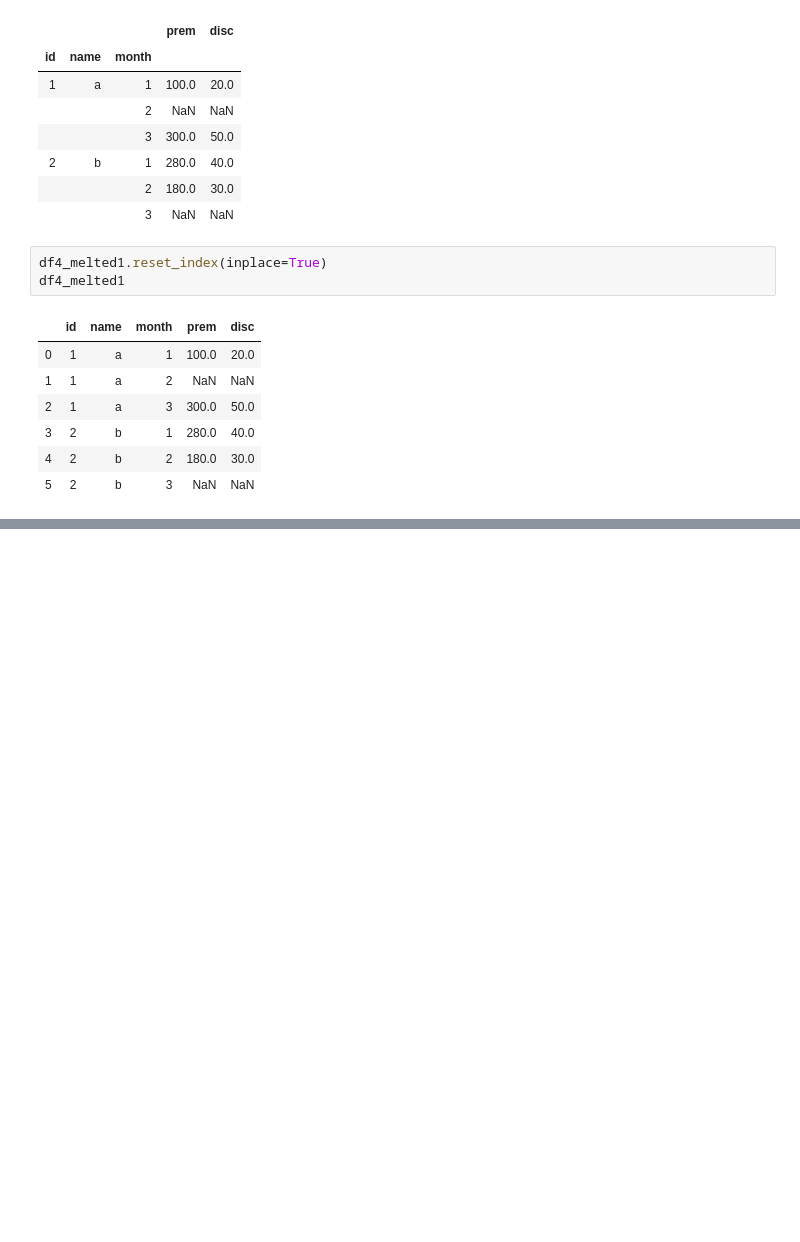
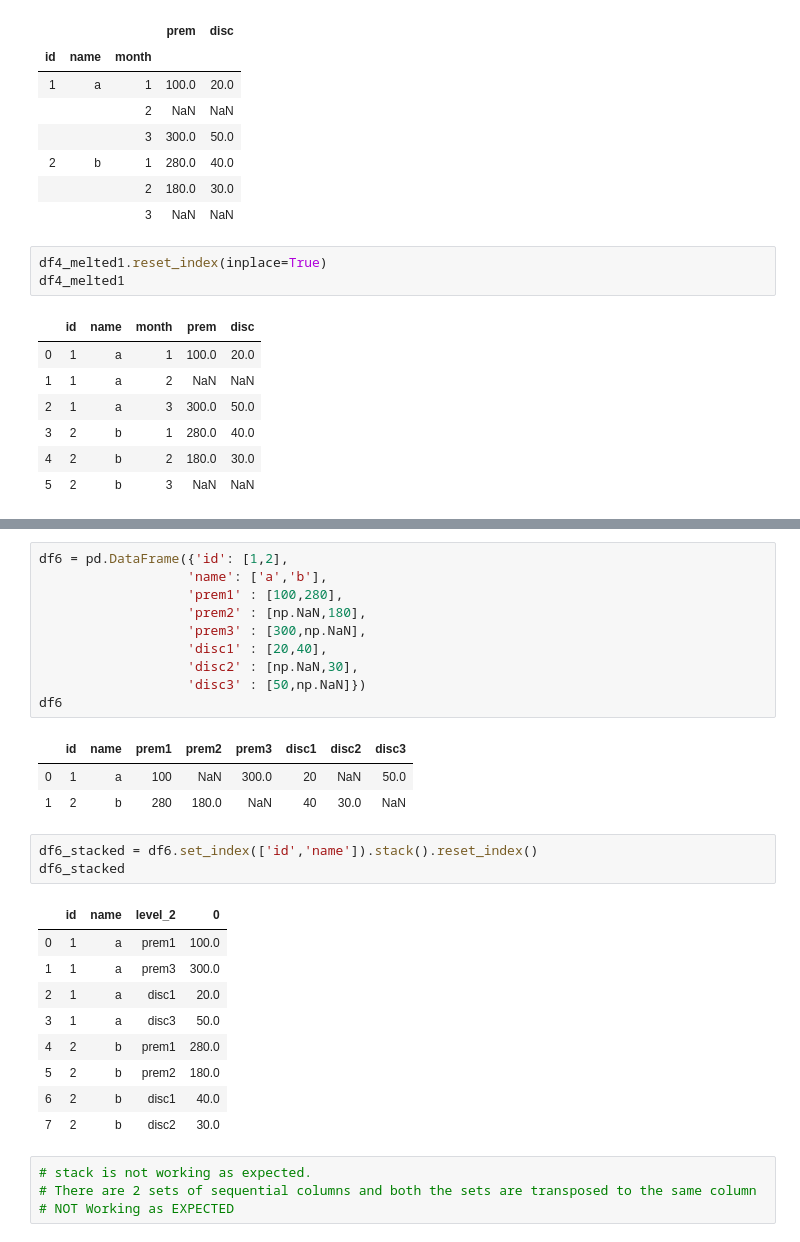
Before and after one commit to AbhishekKumar-0311/Machine-Learning-with-Python, a Jupyter notebook: Pandas/Reshaping_DataFrame.ipynb, the cells around one changed output, grey strips where cells are left out. Saved outputs shown, nothing was run; the diff lists cells and outputs as text; blank space fills up the shorter version.

```diff
--- a/Pandas/Reshaping_DataFrame.ipynb
+++ b/Pandas/Reshaping_DataFrame.ipynb
@@ -140,0 +172,31 @@ df4.T
+# %%
+df6 = pd.DataFrame({'id': [1,2],
+                   'name': ['a','b'],
+                   'prem1' : [100,280],
+                   'prem2' : [np.NaN,180],
+                   'prem3' : [300,np.NaN],
+                   'disc1' : [20,40],
+                   'disc2' : [np.NaN,30],
+                   'disc3' : [50,np.NaN]})
+df6
+# %% [output]
+|  | id | name | prem1 | prem2 | prem3 | disc1 | disc2 | disc3 |
+| 0 | 1 | a | 100 | NaN | 300.0 | 20 | NaN | 50.0 |
+| 1 | 2 | b | 280 | 180.0 | NaN | 40 | 30.0 | NaN |
+# %%
+df6_stacked = df6.set_index(['id','name']).stack().reset_index()
+df6_stacked
+# %% [output]
+|  | id | name | level_2 | 0 |
+| 0 | 1 | a | prem1 | 100.0 |
+| 1 | 1 | a | prem3 | 300.0 |
+| 2 | 1 | a | disc1 | 20.0 |
+| 3 | 1 | a | disc3 | 50.0 |
+| 4 | 2 | b | prem1 | 280.0 |
+| 5 | 2 | b | prem2 | 180.0 |
+| 6 | 2 | b | disc1 | 40.0 |
+| 7 | 2 | b | disc2 | 30.0 |
+# %%
+# stack is not working as expected.
+# There are 2 sets of sequential columns and both the sets are transposed to the same column
+# NOT Working as EXPECTED
```
Also changed, not shown: parts of 25 cells of this notebook.
